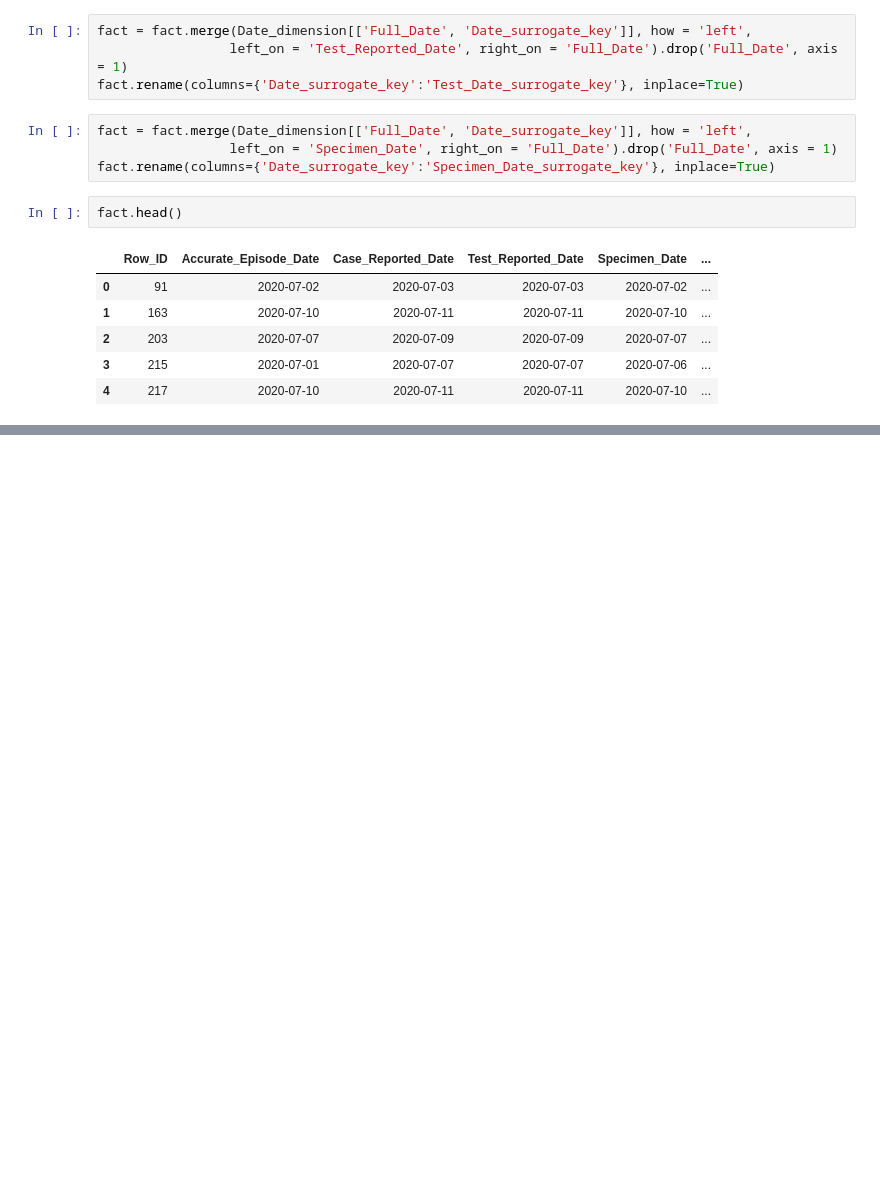
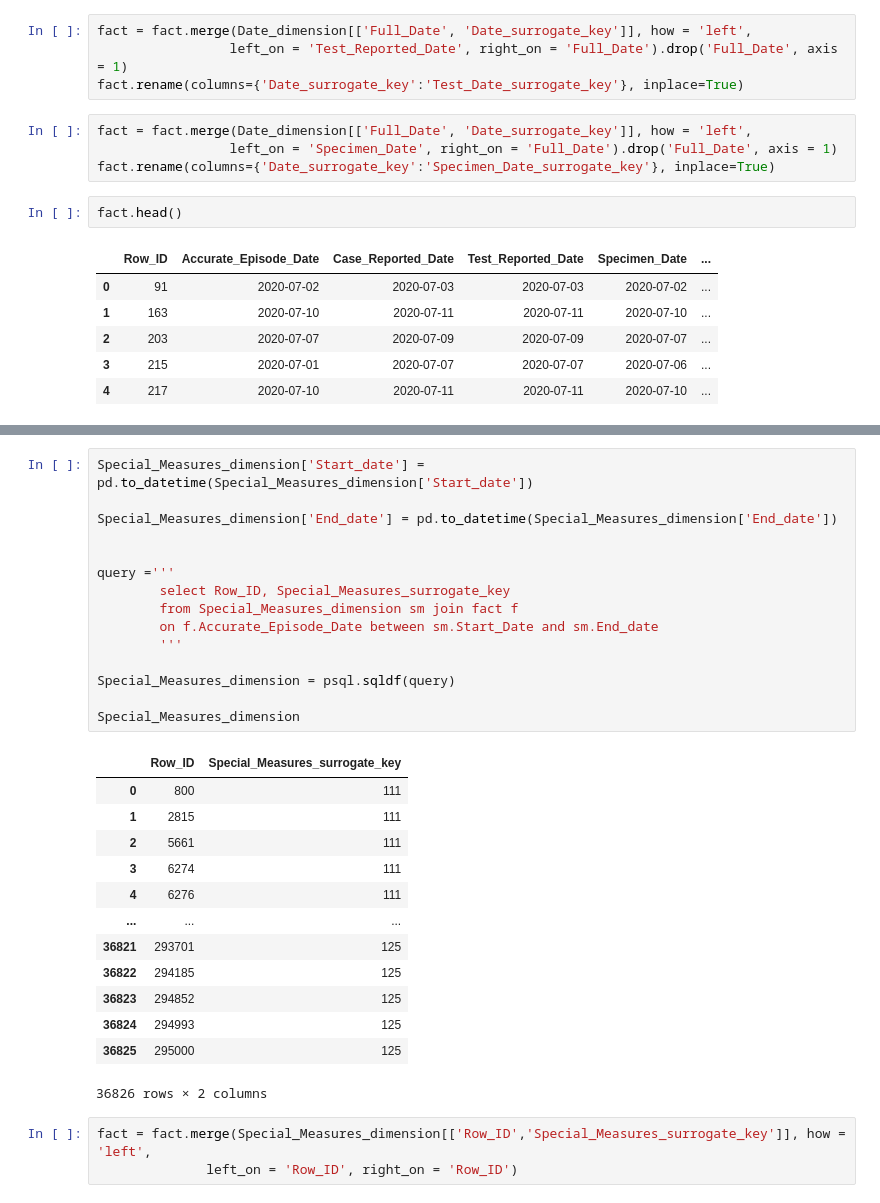
Before and after one commit to vekshan/Covid-19-Tracking-and-Lifestyle-Trends, a Jupyter notebook: generate_fact_table.ipynb, the cells around one changed output, grey strips where cells are left out. Cells and saved outputs as stored; diff of their text form; blank space fills up the shorter version.

```diff
--- a/generate_fact_table.ipynb
+++ b/generate_fact_table.ipynb
@@ -253,0 +269,32 @@ fact.head()
+# %%
+Special_Measures_dimension['Start_date'] = pd.to_datetime(Special_Measures_dimension['Start_date'])
+
+Special_Measures_dimension['End_date'] = pd.to_datetime(Special_Measures_dimension['End_date'])
+
+
+query ='''
+        select Row_ID, Special_Measures_surrogate_key
+        from Special_Measures_dimension sm join fact f
+        on f.Accurate_Episode_Date between sm.Start_Date and sm.End_date
+        '''
+
+Special_Measures_dimension = psql.sqldf(query)
+
+Special_Measures_dimension
+# %% [output]
+|  | Row_ID | Special_Measures_surrogate_key |
+| 0 | 800 | 111 |
+| 1 | 2815 | 111 |
+| 2 | 5661 | 111 |
+| 3 | 6274 | 111 |
+| 4 | 6276 | 111 |
+| ... | ... | ... |
+| 36821 | 293701 | 125 |
+| 36822 | 294185 | 125 |
+| 36823 | 294852 | 125 |
+| 36824 | 294993 | 125 |
+| 36825 | 295000 | 125 |
+36826 rows × 2 columns
+# %%
+fact = fact.merge(Special_Measures_dimension[['Row_ID','Special_Measures_surrogate_key']], how = 'left',
+              left_on = 'Row_ID', right_on = 'Row_ID')
```
Also changed, not shown: parts of 7 cells of this notebook, 1 other file.
